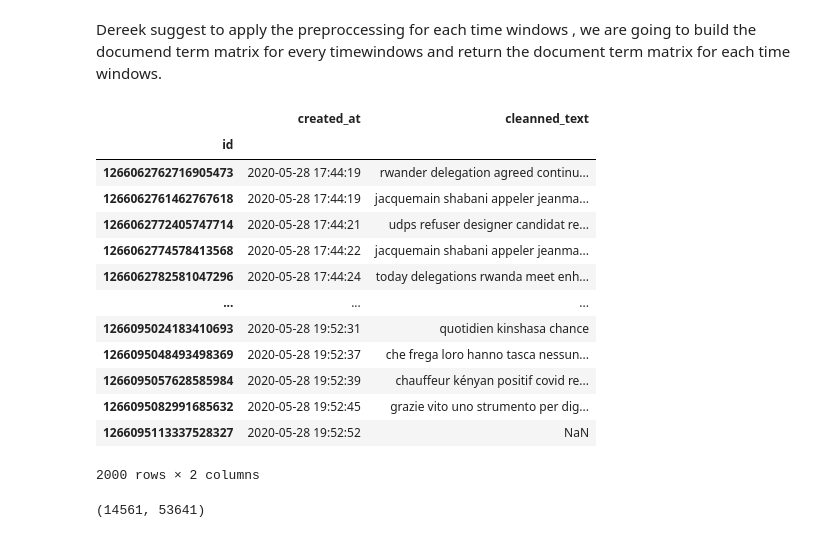
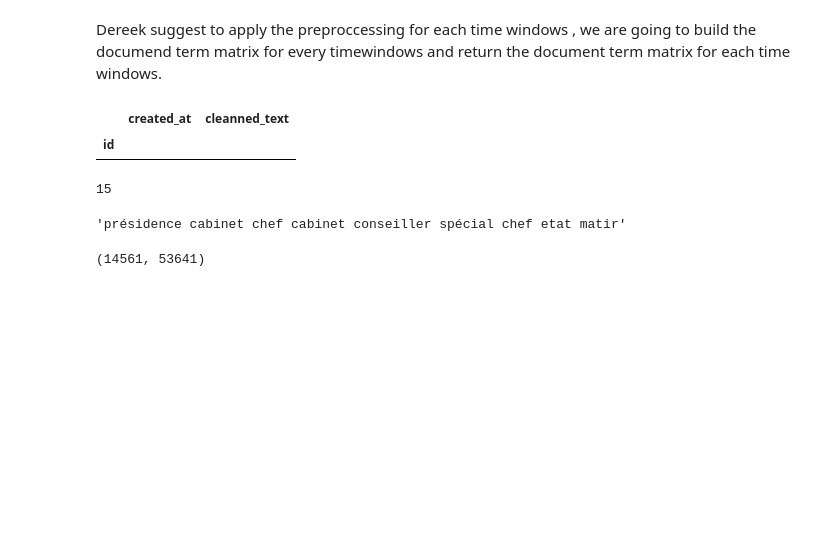
Before and after one commit to espoirMur/balobi_nini, a Jupyter notebook: notebooks/2.Dynamic_Topic_Modeling.ipynb, the cells around one changed output. Drawn from its saved outputs; the diff is of its cells as text; code cells hidden in the pictures; blank space fills up the shorter version.

```diff
--- a/notebooks/2.Dynamic_Topic_Modeling.ipynb
+++ b/notebooks/2.Dynamic_Topic_Modeling.ipynb
@@ -115,19 +115,7 @@ vectorizer = TfidfVectorizer(lowercase=True,
                              strip_accents="unicode",
                              ngram_range = (1, 2))
 # %%
-windows_data[2]
+windows_data[1]
 # %% [output]
 |  | created_at | cleanned_text |
 | id |  |  |
-| 1266062762716905473 | 2020-05-28 17:44:19 | rwander delegation agreed continu... |
-| 1266062761462767618 | 2020-05-28 17:44:19 | jacquemain shabani appeler jeanma... |
-| 1266062772405747714 | 2020-05-28 17:44:21 | udps refuser designer candidat re... |
-| 1266062774578413568 | 2020-05-28 17:44:22 | jacquemain shabani appeler jeanma... |
-| 1266062782581047296 | 2020-05-28 17:44:24 | today delegations rwanda meet enh... |
-| ... | ... | ... |
-| 1266095024183410693 | 2020-05-28 19:52:31 | quotidien kinshasa chance |
-| 1266095048493498369 | 2020-05-28 19:52:37 | che frega loro hanno tasca nessun... |
-| 1266095057628585984 | 2020-05-28 19:52:39 | chauffeur kényan positif covid re... |
-| 1266095082991685632 | 2020-05-28 19:52:45 | grazie vito uno strumento per dig... |
-| 1266095113337528327 | 2020-05-28 19:52:52 | NaN |
-2000 rows × 2 columns
@@ -134,3 +124,11 @@ windows_data[2]
+# %%
+len(windows_data)
+# %% [output]
+15
+# %%
+windows_data[2].head(49).iloc[1].cleanned_text
+# %% [output]
+'présidence cabinet chef cabinet conseiller spécial chef etat matir'
 # %%
 doc_term_matrix = vectorizer.fit_transform(windows_data[0].cleanned_text.dropna())
 # %%
```
Also changed, not shown: parts of 1 cell of this notebook, 1 other file.
